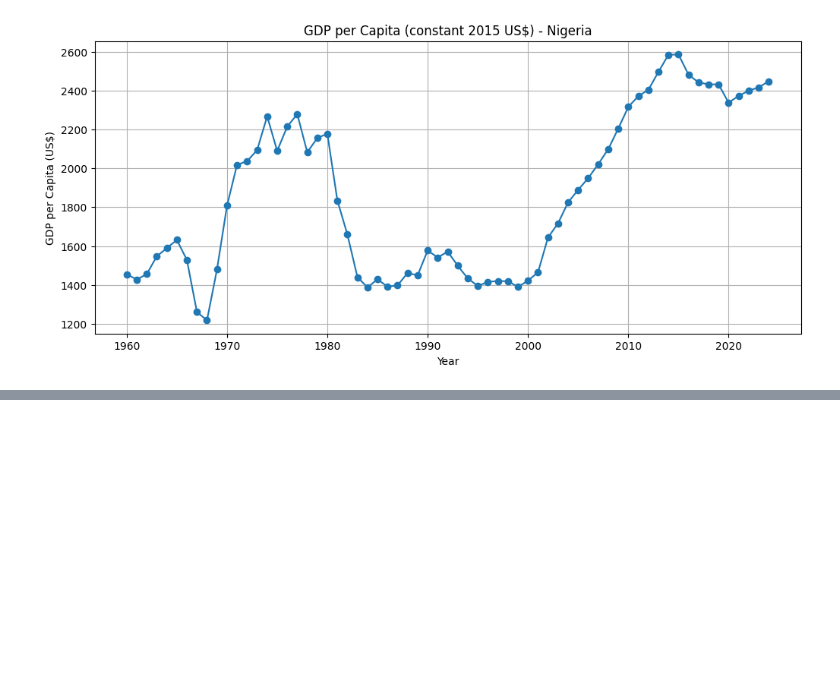
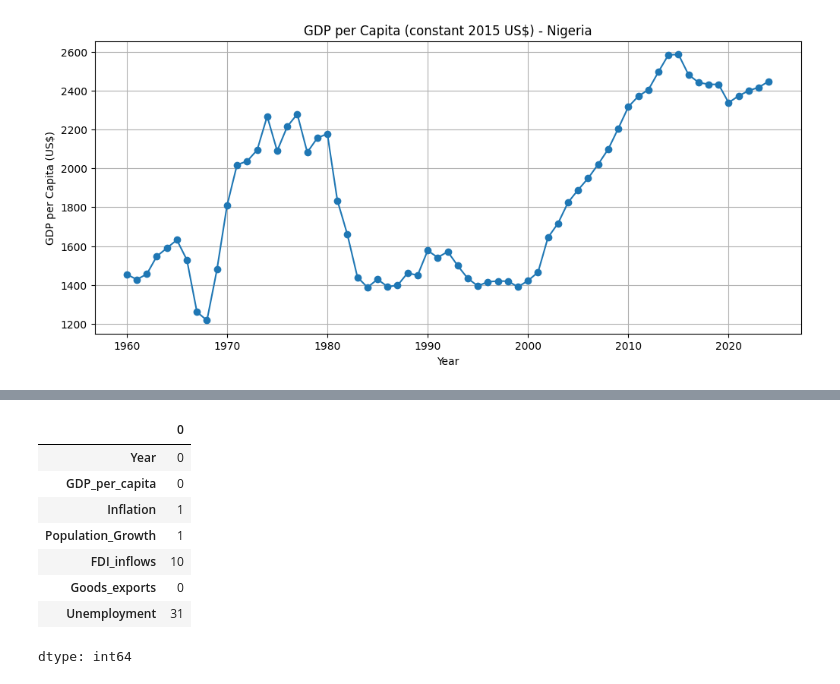
Before and after one commit to goodnessezichioum/DS-final-project, a Jupyter notebook: untitled0.ipynb, the cells around one changed output, grey strips where cells are left out. Saved outputs shown, nothing was run; the diff lists cells and outputs as text; code cells hidden in the pictures; blank space fills up the shorter version.

```diff
--- a/untitled0.ipynb
+++ b/untitled0.ipynb
@@ -189,0 +267,19 @@ plt.show()
+# %%
+df_merged = gdp \
+    .merge(inflation, on="Year", how="outer") \
+    .merge(pop_growth, on="Year", how="outer") \
+    .merge(fdi, on="Year", how="outer") \
+    .merge(exports, on="Year", how="outer") \
+    .merge(unemployment, on="Year", how="outer")
+
+df_merged.isna().sum()
+# %% [output]
+|  | 0 |
+| Year | 0 |
+| GDP_per_capita | 0 |
+| Inflation | 1 |
+| Population_Growth | 1 |
+| FDI_inflows | 10 |
+| Goods_exports | 0 |
+| Unemployment | 31 |
+dtype: int64
```
Also changed, not shown: parts of 15 cells of this notebook.
